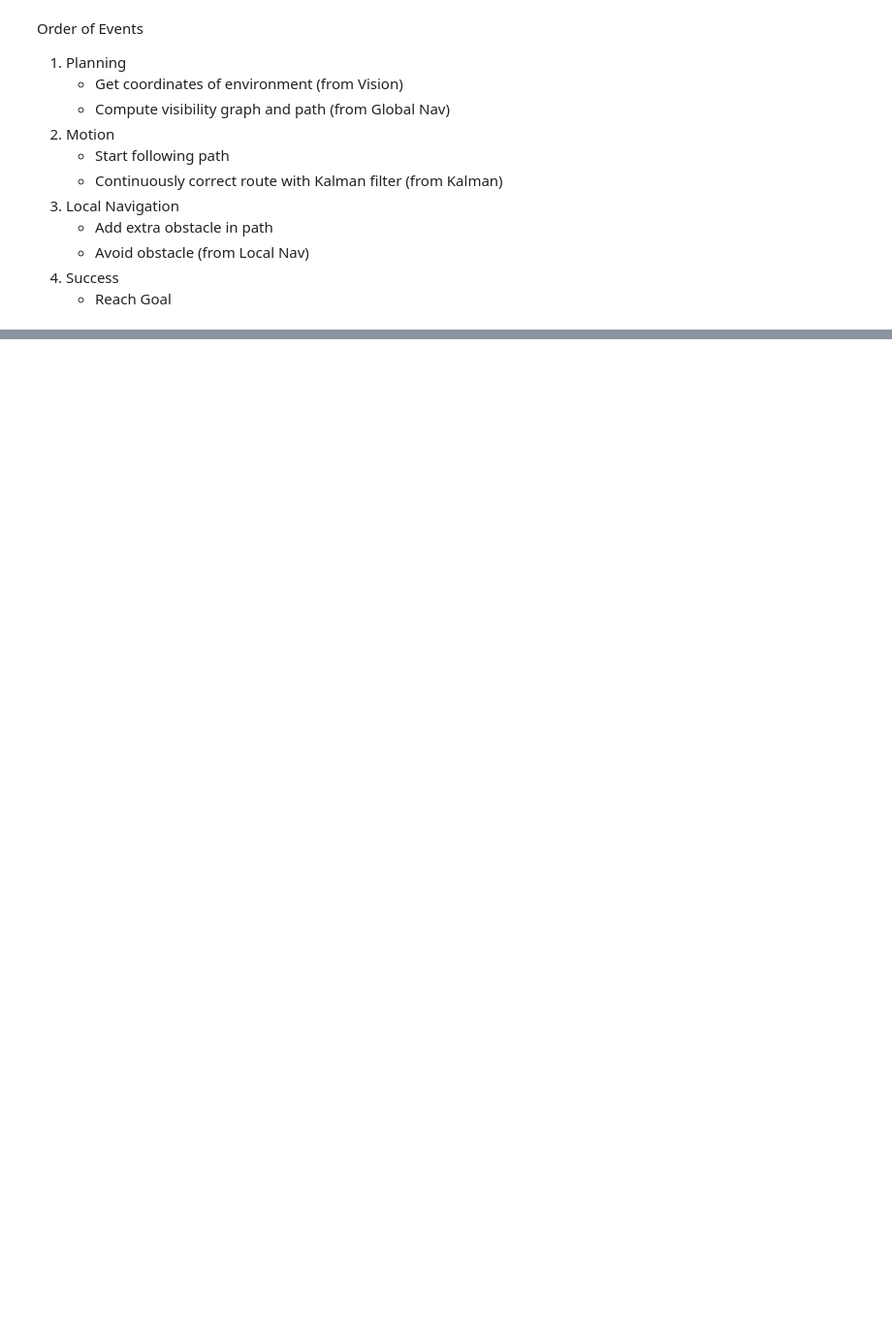
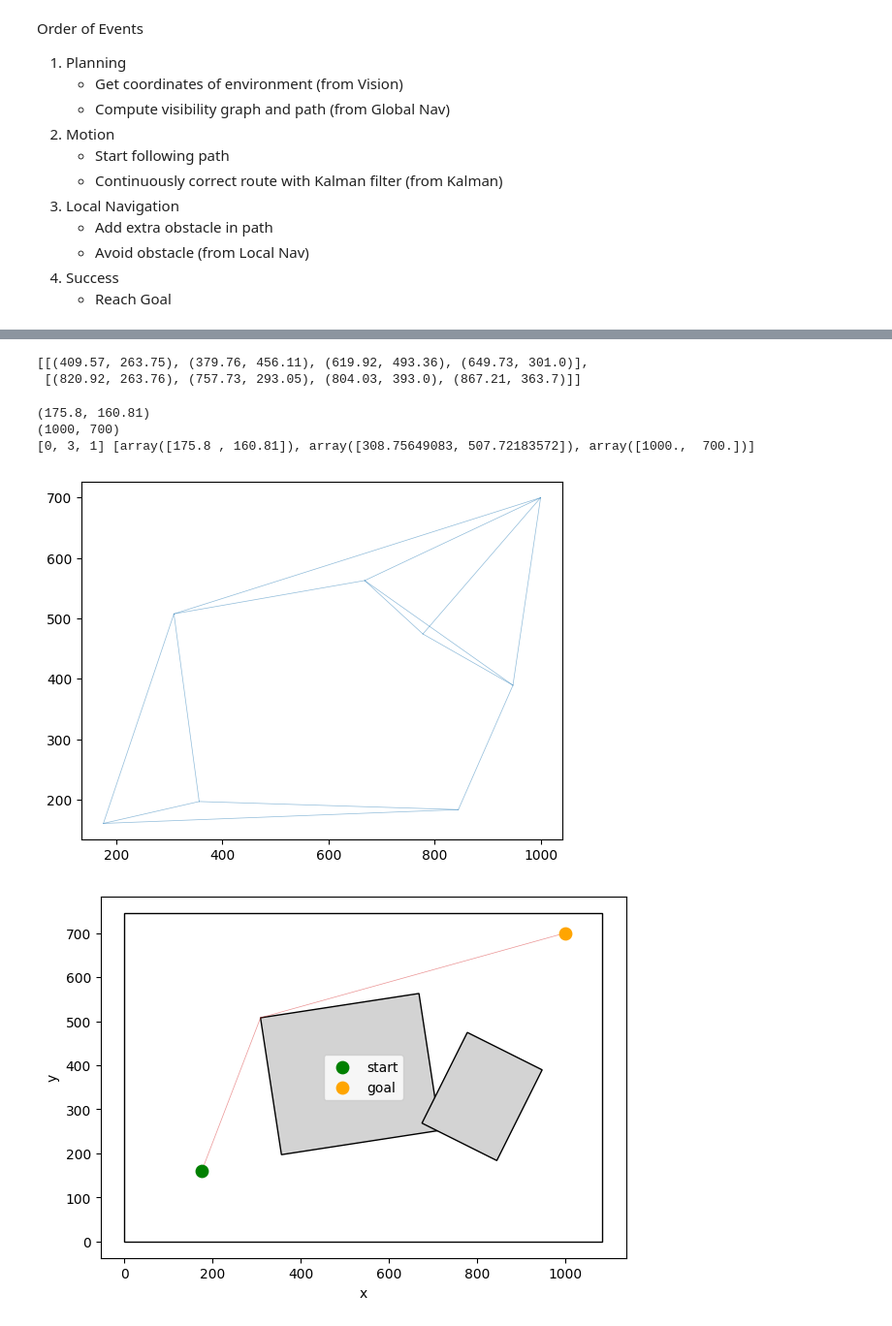
Before and after one commit to landelain/mobile_robotics, a Jupyter notebook: main.ipynb, the cells around one changed output, grey strips where cells are left out. Shown at 97% size. Saved outputs shown, nothing was run; the diff lists cells and outputs as text; code cells hidden in the pictures; blank space fills up the shorter version.

```diff
--- a/main.ipynb
+++ b/main.ipynb
@@ -131,0 +129,21 @@ get_obstacles_pose()
+# %%
+raw_obstacles = get_obstacles_pose()[1:]
+# %%
+raw_obstacles
+# %% [output]
+[[(409.57, 263.75), (379.76, 456.11), (619.92, 493.36), (649.73, 301.0)],
+ [(820.92, 263.76), (757.73, 293.05), (804.03, 393.0), (867.21, 363.7)]]
+# %%
+start = tuple(get_current_thymio_pose()[:2])
+print(start)
+goal = (1000, 700)
+print(goal)
+
+path, coords = run_global_nav(start, goal, raw_obstacles)
+print(path, coords)
+# %% [output]
+(175.8, 160.81)
+(1000, 700)
+[0, 3, 1] [array([175.8 , 160.81]), array([308.75649083, 507.72183572]), array([1000.,  700.])]
+[figure, added]
+[figure, added]
```
Also changed, not shown: parts of 9 cells of this notebook, 4 other files.
